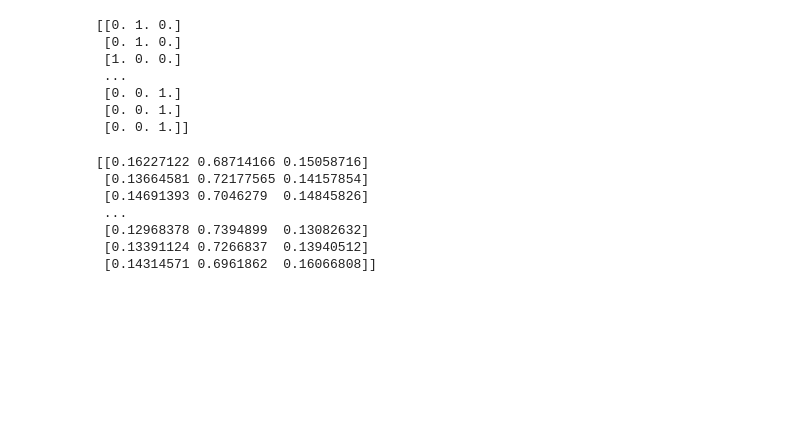
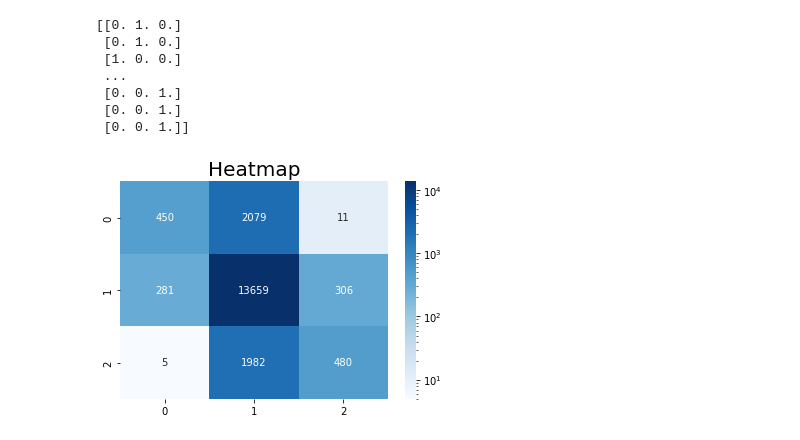
Before and after one commit to jy17347/Recommend-system, a Jupyter notebook: renttherunway/train.ipynb, the cells around one changed output. Drawn from its saved outputs; the diff is of its cells as text; code cells hidden in the pictures; blank space fills up the shorter version.

```diff
--- a/renttherunway/train.ipynb
+++ b/renttherunway/train.ipynb
@@ -137,29 +151,26 @@ print(label_val)
 # %%
 from sklearn.metrics import confusion_matrix
 import matplotlib.pyplot as plt
+from sklearn.metrics import confusion_matrix, plot_confusion_matrix
 
 
 #Predict
 y_prediction = model.predict([user_val, rent_val, body_val, id_val, cat_val, item_val])
 
 
 # #Create confusion matrix and normalizes it over predicted (columns)
 label = np.argmax(label_val, axis = 1)
 
 y= np.argmax(y_prediction, axis = 1)
 
 result = confusion_matrix(label, y)
 
-
-print(y_prediction)
-# plt.tight_layout()
-# plt.ylabel('True label')
-# plt.xlabel('Predicted label')
+import seaborn as sns
+from matplotlib.colors import LogNorm, Normalize
+plt.figure(facecolor='white')
+ax = sns.heatmap(result, annot=True,fmt='d',cmap='Blues',norm=LogNorm())
+plt.title('Heatmap', fontsize=20)
+plt.savefig(f"model/{created_time}_{loss}_{lr}_{batch_size}/heatmap.png")
+plt.show()
 # %% [output]
-[[0.16227122 0.68714166 0.15058716]
- [0.13664581 0.72177565 0.14157854]
- [0.14691393 0.7046279  0.14845826]
- ...
- [0.12968378 0.7394899  0.13082632]
- [0.13391124 0.7266837  0.13940512]
- [0.14314571 0.6961862  0.16066808]]
+[figure, added]
```
Also changed, not shown: parts of 10 cells of this notebook.
